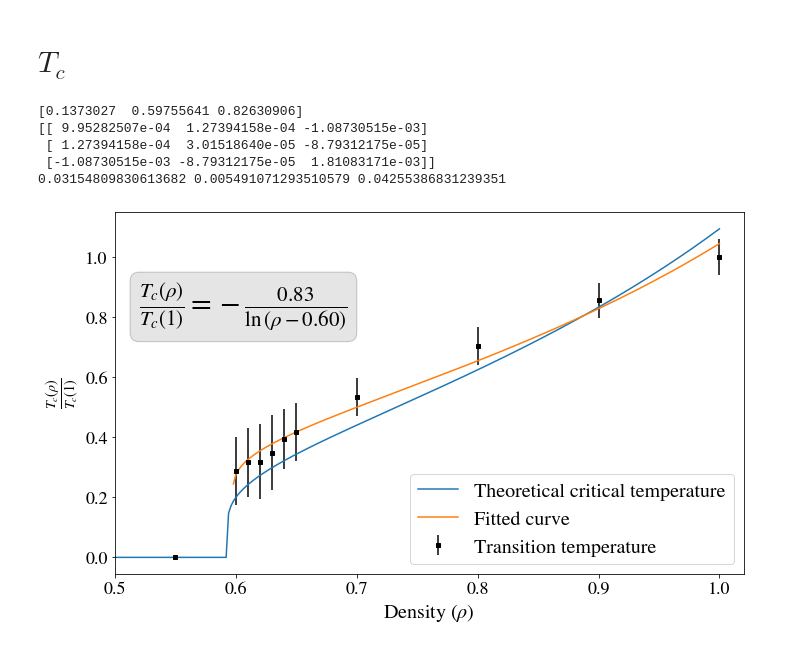
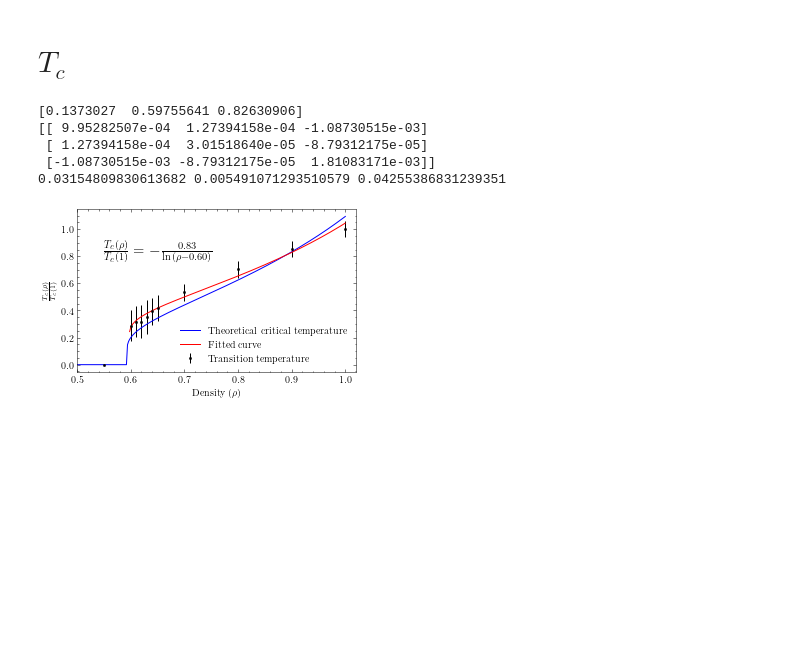
Before and after one commit to agmedinaz/paper, a Jupyter notebook: pruebas.ipynb, the cells around one changed output. Cells and saved outputs as stored; diff of their text form; code cells hidden in the pictures; blank space fills up the shorter version.

```diff
--- a/pruebas.ipynb
+++ b/pruebas.ipynb
@@ -4,6 +4,11 @@ import numpy as np
 import pandas as pd
 import matplotlib.pyplot as plt
 from matplotlib.backends.backend_pdf import PdfPages
+
+import scienceplots
+plt.style.use('science')
+
+'''
 from matplotlib import rcParams
 plt.rcParams['xtick.labelsize']  = 18
 plt.rcParams['ytick.labelsize']  = 18
@@ -14,6 +19,7 @@ plt.rcParams['axes.titlesize']   = 20
 plt.rcParams['font.size']        = 10
 plt.rcParams['legend.fontsize']  = 20
 plt.rcParams.update({'figure.autolayout': True})
+'''
 
 from scipy.optimize import curve_fit
 
@@ -367,40 +373,40 @@ for i in range(last_i, len(sim_density)):
 
 initial_guesses = [0.0, 0.592746, 1.0]
 
 popt, pcov = curve_fit(model_function, temp['Density'][1:], temp['Temperature'][1:]/tc_rho1, p0=initial_guesses)
 print(popt)
 print(pcov)
 print(np.sqrt(pcov[0][0]), np.sqrt(pcov[1][1]), np.sqrt(pcov[2][2]))
 
 # Plotting
 
-bbox_props = dict(boxstyle='round', facecolor='grey', alpha=0.2)
+#bbox_props = dict(boxstyle='round', facecolor='grey', alpha=0.2)
 
-plt.figure(figsize=(10, 6))
-plt.plot(sim_density, theoretical_curve, label = 'Theoretical critical temperature')
+plt.figure(figsize=(5, 3))
+plt.plot(sim_density, theoretical_curve,'b', label = 'Theoretical critical temperature')
 plt.errorbar(temp['Density'],temp['Temperature']/tc_rho1,
 			color='black',
 			yerr=temp['Errors']/tc_rho1,
 			fmt='s',
-			markersize=4,
+			markersize=1.5,
 			label='Transition temperature')
-plt.plot(sim_density, model_function(sim_density, *popt), label = 'Fitted curve')
-plt.text(0.52, 0.92, rf'$\frac{{T_c(\rho)}}{{T_c(1)}} =  - \frac{{{popt[2]:.2f}}}{{\ln{{(\rho - {popt[1]:.2f})}}}}$', color='black', verticalalignment='top', horizontalalignment='left', fontsize=30,bbox=bbox_props)
+plt.plot(sim_density, model_function(sim_density, *popt),'r', label = 'Fitted curve')
+plt.text(0.55, 0.92, rf'$\frac{{T_c(\rho)}}{{T_c(1)}} =  - \frac{{{popt[2]:.2f}}}{{\ln{{(\rho - {popt[1]:.2f})}}}}$', color='black', verticalalignment='top', horizontalalignment='left', fontsize=15)#,bbox=bbox_props)
 plt.xlabel(r'Density ($\rho$)')
 plt.ylabel(r'$\frac{T_c(\rho)}{T_c(1)}$')
 
 plt.xlim(0.5,1.02)
 
 plt.legend(loc='lower right')
 plt.savefig(os.path.join(saving_folder, 'critical_temperatures_vs_density.pdf'))
 plt.show()
 # %% [output]
 [0.1373027  0.59755641 0.82630906]
 [[ 9.95282507e-04  1.27394158e-04 -1.08730515e-03]
  [ 1.27394158e-04  3.01518640e-05 -8.79312175e-05]
  [-1.08730515e-03 -8.79312175e-05  1.81083171e-03]]
 0.03154809830613682 0.005491071293510579 0.04255386831239351
-[figure, old version]
+[figure, new version]
 # %%
 temp = pd.DataFrame((np.concatenate((np.array(densities).reshape(len(densities),1),
                                     np.array(critical_temperatures).reshape(len(densities),1),
```
Also changed, not shown: parts of 3 cells of this notebook, 7 other files.
